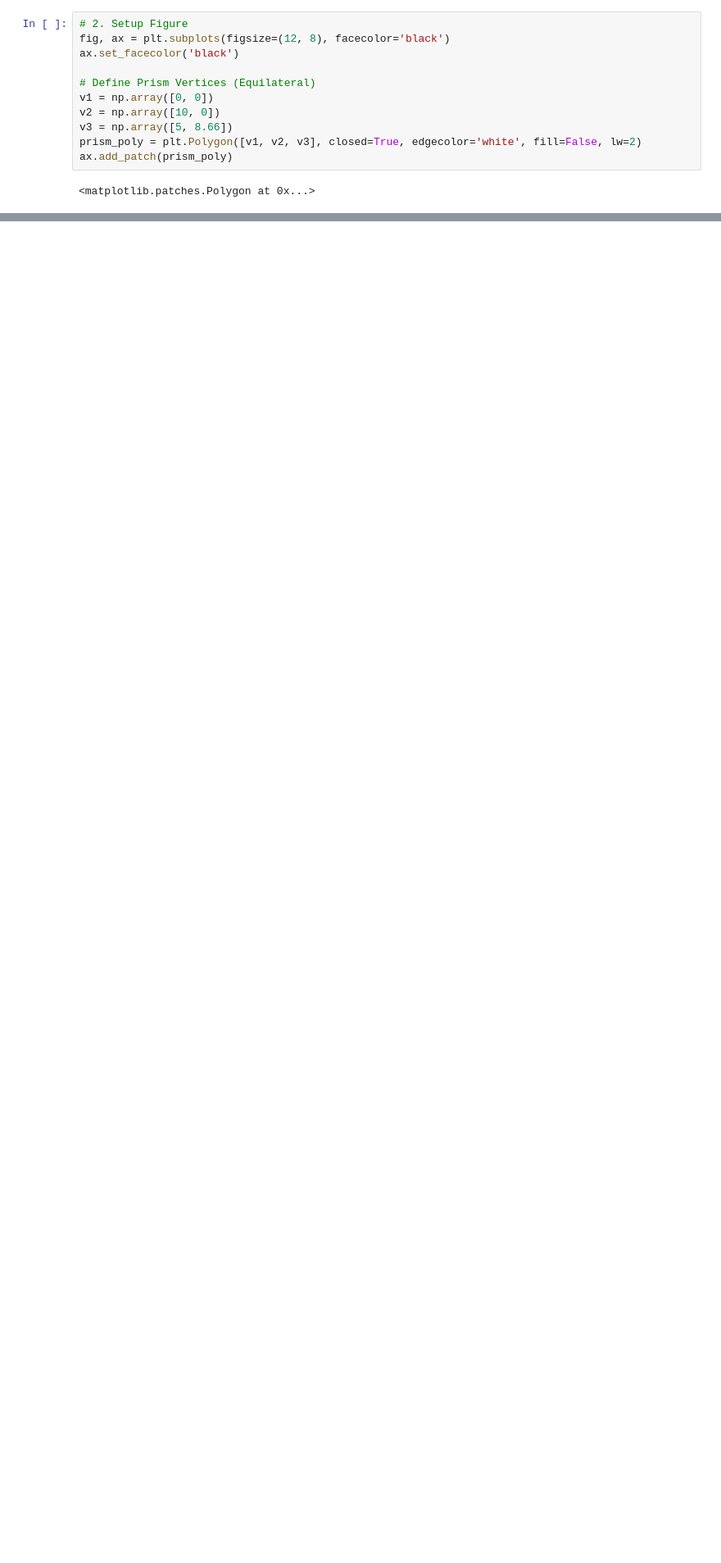
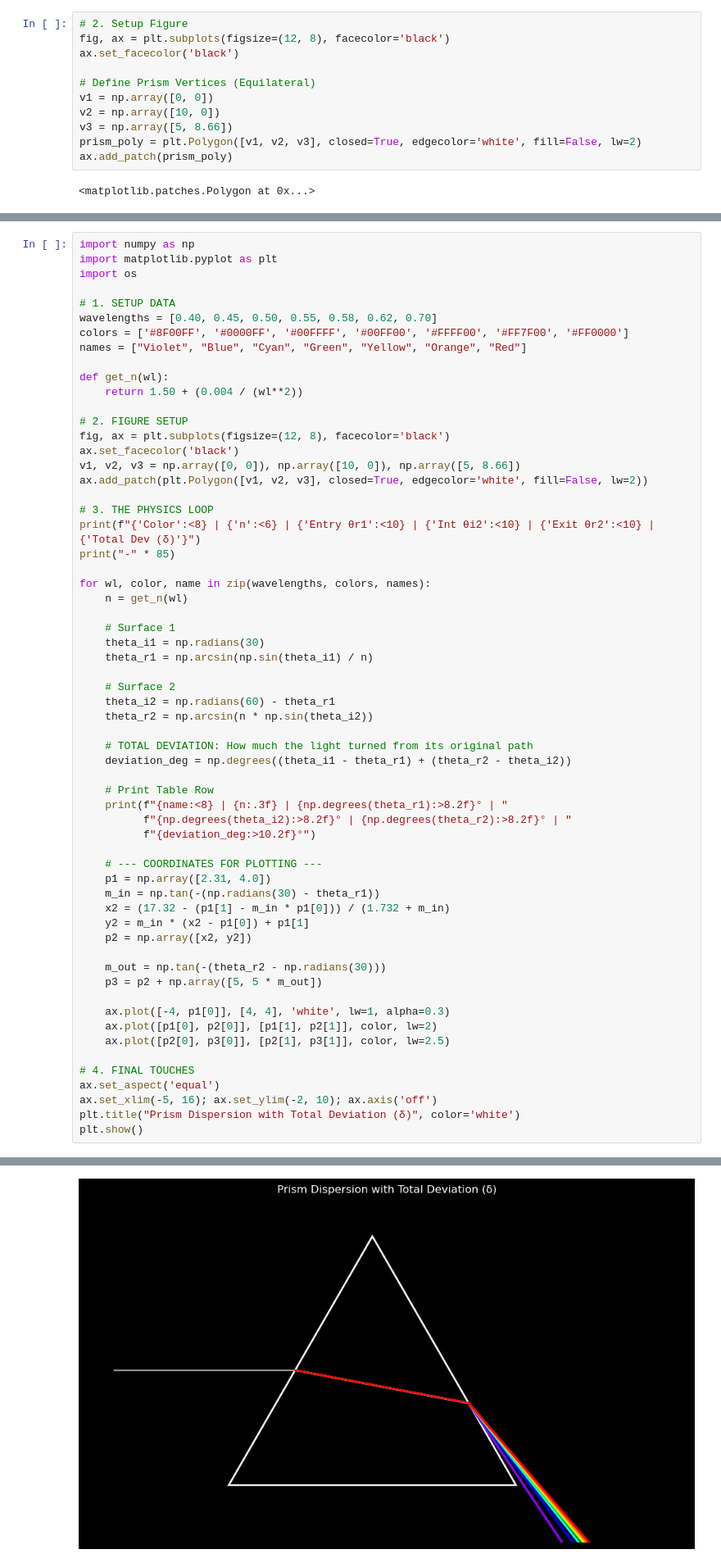
Before and after one commit to amallinc/sioc251_radiative_transfer, a Jupyter notebook: HW0_prism_dispersion/dispersion.ipynb, the cells around one changed output, grey strips where cells are left out. Shown at 82% size. Drawn from its saved outputs; the diff is of its cells as text; blank space fills up the shorter version.

```diff
--- a/HW0_prism_dispersion/dispersion.ipynb
+++ b/HW0_prism_dispersion/dispersion.ipynb
@@ -242,0 +307,62 @@ How I verified the result: I added two extreme wavelength inputs (UV 0.3µm and
+# %%
+import numpy as np
+import matplotlib.pyplot as plt
+import os
+
+# 1. SETUP DATA
+wavelengths = [0.40, 0.45, 0.50, 0.55, 0.58, 0.62, 0.70]
+colors = ['#8F00FF', '#0000FF', '#00FFFF', '#00FF00', '#FFFF00', '#FF7F00', '#FF0000']
+names = ["Violet", "Blue", "Cyan", "Green", "Yellow", "Orange", "Red"]
+
+def get_n(wl):
+    return 1.50 + (0.004 / (wl**2))
+
+# 2. FIGURE SETUP
+fig, ax = plt.subplots(figsize=(12, 8), facecolor='black')
+ax.set_facecolor('black')
+v1, v2, v3 = np.array([0, 0]), np.array([10, 0]), np.array([5, 8.66])
+ax.add_patch(plt.Polygon([v1, v2, v3], closed=True, edgecolor='white', fill=False, lw=2))
+
+# 3. THE PHYSICS LOOP
+print(f"{'Color':<8} | {'n':<6} | {'Entry θr1':<10} | {'Int θi2':<10} | {'Exit θr2':<10} | {'Total Dev (δ)'}")
+print("-" * 85)
+
+for wl, color, name in zip(wavelengths, colors, names):
+    n = get_n(wl)
+
+    # Surface 1
+    theta_i1 = np.radians(30)
+    theta_r1 = np.arcsin(np.sin(theta_i1) / n)
+
+    # Surface 2
+    theta_i2 = np.radians(60) - theta_r1
+    theta_r2 = np.arcsin(n * np.sin(theta_i2))
+
+    # TOTAL DEVIATION: How much the light turned from its original path
+    deviation_deg = np.degrees((theta_i1 - theta_r1) + (theta_r2 - theta_i2))
+
+    # Print Table Row
+    print(f"{name:<8} | {n:.3f} | {np.degrees(theta_r1):>8.2f}° | "
+          f"{np.degrees(theta_i2):>8.2f}° | {np.degrees(theta_r2):>8.2f}° | "
+          f"{deviation_deg:>10.2f}°")
+
+    # --- COORDINATES FOR PLOTTING ---
+    p1 = np.array([2.31, 4.0])
+    m_in = np.tan(-(np.radians(30) - theta_r1))
+    x2 = (17.32 - (p1[1] - m_in * p1[0])) / (1.732 + m_in)
+    y2 = m_in * (x2 - p1[0]) + p1[1]
+    p2 = np.array([x2, y2])
+
+    m_out = np.tan(-(theta_r2 - np.radians(30)))
+    p3 = p2 + np.array([5, 5 * m_out])
+
+    ax.plot([-4, p1[0]], [4, 4], 'white', lw=1, alpha=0.3)
+    ax.plot([p1[0], p2[0]], [p1[1], p2[1]], color, lw=2)
+    ax.plot([p2[0], p3[0]], [p2[1], p3[1]], color, lw=2.5)
+
+# 4. FINAL TOUCHES
+ax.set_aspect('equal')
+ax.set_xlim(-5, 16); ax.set_ylim(-2, 10); ax.axis('off')
+plt.title("Prism Dispersion with Total Deviation (δ)", color='white')
+plt.show()
+# %% [output]
@@ -242,0 +378 @@ How I verified the result: I added two extreme wavelength inputs (UV 0.3µm and
+[figure, added]
```
Also changed, not shown: parts of 10 cells of this notebook.
